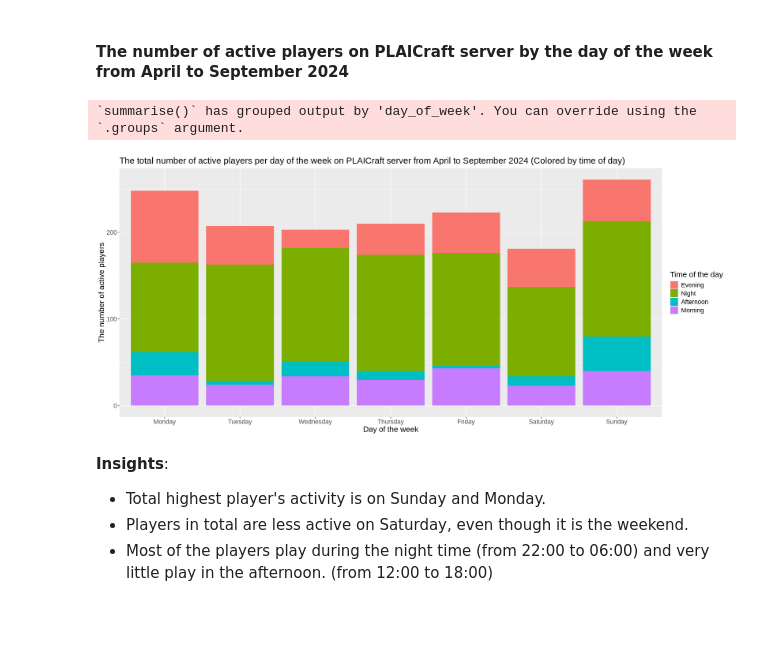
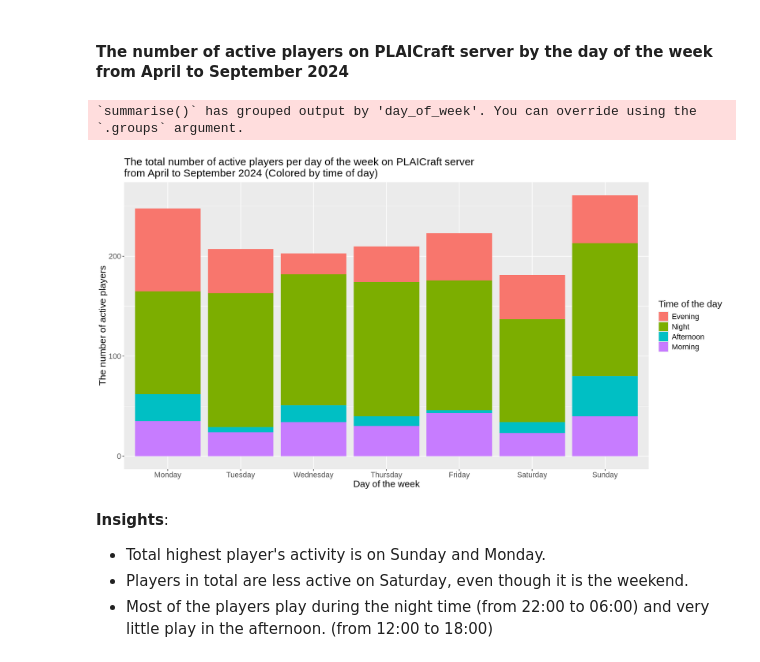
Before and after one commit to ALagodzinska/project_planning_stage, a Jupyter notebook: ProjectPlanning.ipynb, the cells around one changed output. Cells and saved outputs as stored; diff of their text form; code cells hidden in the pictures; blank space fills up the shorter version.

Commit message:
Graph title fix x2

```diff
--- a/ProjectPlanning.ipynb
+++ b/ProjectPlanning.ipynb
@@ -398,25 +398,25 @@ active_players_by_month_and_time_plot
 # %%
 active_players_by_day_of_week <- sessions_with_playtime_category |>
     group_by(day_of_week = wday(start_date), time_of_day)  |>
     summarize(active_players_count = n()) |>
     mutate(day_of_week = factor(day_of_week,
                            levels = c(1, 2, 3, 4, 5, 6, 7),
                            labels = c("Monday", "Tuesday", "Wednesday", "Thursday", "Friday", "Saturday", "Sunday")))
 
-options(repr.plot.width = 18, repr.plot.height = 8)
+options(repr.plot.width = 15, repr.plot.height = 8)
 
 active_players_by_day_of_week_plot <- active_players_by_day_of_week |>
     ggplot(aes(x = day_of_week, y = active_players_count, fill = time_of_day)) +
     geom_bar(stat = "identity") +
     labs(x = "Day of the week", y = "The number of active players", fill = "Time of the day") +
-    ggtitle("The total number of active players per day of the week on PLAICraft server from April to September 2024 (Colored by time of day)") +
+    ggtitle("The total number of active players per day of the week on PLAICraft server\nfrom April to September 2024 (Colored by time of day)") +
     theme(text = element_text(size = 16), plot.title = element_text(size = 18))
 
 active_players_by_day_of_week_plot
 # %% [output]
 `summarise()` has grouped output by 'day_of_week'. You can override using the
 `.groups` argument.
-[figure, old version]
+[figure, new version]
 # %% [markdown]
 **Insights**:
 - Total highest player's activity is on Sunday and Monday.
```
